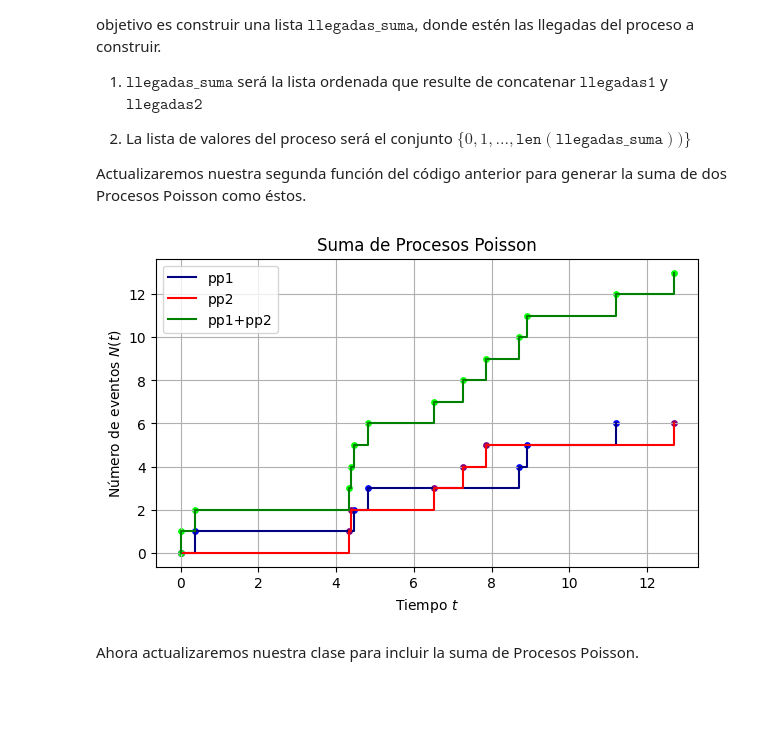
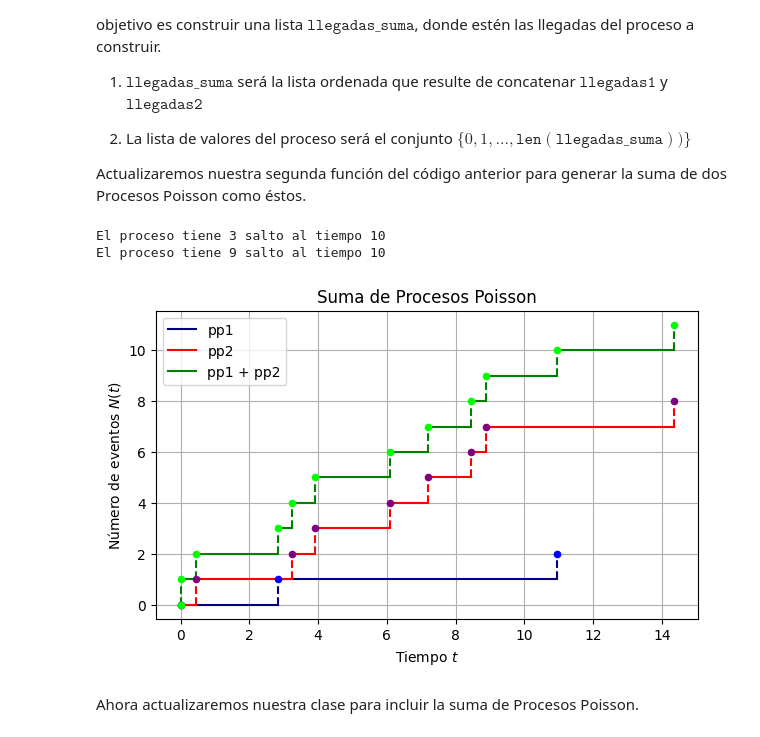
Before and after one commit to eliasegn/ProcesosI, a Jupyter notebook: PP2_SumayAdelgazamientodeProcesosPoisson.ipynb, the cells around one changed output. Drawn from its saved outputs; the diff is of its cells as text; code cells hidden in the pictures; blank space fills up the shorter version.

```diff
--- a/PP2_SumayAdelgazamientodeProcesosPoisson.ipynb
+++ b/PP2_SumayAdelgazamientodeProcesosPoisson.ipynb
@@ -33,14 +33,21 @@ class ProcesoPoisson:
     # N es tal que N_t = N
     N = len(llegadas)
     self.proceso = pd.DataFrame({'n':range(N), 'T_n':llegadas})
-    #print(f'El proceso tiene {N} salto al tiempo {t}')
+    print(f'El proceso tiene {N} salto al tiempo {t}')
     return self.proceso
 
   # Graficamos el proceso igual que antes
   def plot(self):
     plt.figure(figsize=(7,4))
-    plt.step(self.proceso['T_n'], self.proceso['n'], where='post', color='navy')
-    plt.scatter(self.proceso['T_n'], self.proceso['n'], color='blue', zorder=3, s = 15)
+    for i in range(len(self.proceso['T_n'])-1):
+        # Línea horizontal
+        plt.plot([self.proceso['T_n'][i], self.proceso['T_n'][i+1]], [self.proceso['n'][i], self.proceso['n'][i]], color='navy')
+
+        # Línea vertical punteada (si no es la última)
+        if i < len(self.proceso['n']) - 1:
+            plt.plot([self.proceso['T_n'][i+1], self.proceso['T_n'][i+1]], [self.proceso['n'][i], self.proceso['n'][i+1]], color='navy', linestyle='--')
+
+    plt.scatter(self.proceso['T_n'], self.proceso['n'], color='indigo', zorder=3)
     plt.title(f'Proceso Poisson de tasa {self.lamb}')
     plt.xlabel('Tiempo $t$')
     plt.ylabel('Número de eventos $N(t)$')
@@ -48,32 +55,45 @@ class ProcesoPoisson:
 # %%
 # Generamos los dos procesos base
 pp1 = ProcesoPoisson(0.2)
 pp2 = ProcesoPoisson(0.5)
 
 # Generamos las trayectorias
 pp1_datos = pp1.simular(10)
 pp2_datos = pp2.simular(10)
 
 # Hacemos el proceso suma
 sum = list(pp1_datos['T_n']) + list(pp2_datos['T_n'])
 pp_suma = pd.DataFrame({'n':range(0,len(sum)), 'T_n':sorted(sum)})
 
 # Graficamos
-plt.figure(figsize=(7,4))
-plt.step(pp1_datos['T_n'], pp1_datos['n'], where='post', color='navy', label = 'pp1')
-plt.scatter(pp1_datos['T_n'], pp1_datos['n'], color='blue', zorder=1, s=15)
-plt.step(pp2_datos['T_n'], pp2_datos['n'], where='post', color='red', label = 'pp2')
-plt.scatter(pp2_datos['T_n'], pp2_datos['n'], color='purple', zorder=1, s=15)
-plt.step(pp_suma['T_n'], pp_suma['n'], where='post', color='green', label = 'pp1+pp2')
-plt.scatter(pp_suma['T_n'], pp_suma['n'], color='lime', zorder=1, s=15)
+plt.figure(figsize=(7, 4))
+
+# Función auxiliar para graficar un proceso Poisson con líneas y scatter
+def graficar_poisson(df, color_linea, color_punto, label=''):
+    for i in range(len(df['T_n']) - 1):
+        # Línea horizontal
+        plt.plot([df['T_n'][i], df['T_n'][i+1]], [df['n'][i], df['n'][i]], color=color_linea, label=label if i == 0 else None)
+        # Línea vertical punteada
+        plt.plot([df['T_n'][i+1], df['T_n'][i+1]], [df['n'][i], df['n'][i+1]], color=color_linea, linestyle='--')
+    # Puntos con scatter
+    plt.scatter(df['T_n'], df['n'], color=color_punto, zorder=3, s=20)
+
+# Dibujamos los tres procesos
+graficar_poisson(pp1_datos, color_linea='navy', color_punto='blue', label='pp1')
+graficar_poisson(pp2_datos, color_linea='red', color_punto='purple', label='pp2')
+graficar_poisson(pp_suma, color_linea='green', color_punto='lime', label='pp1 + pp2')
+
+# Ajustes finales
 plt.title('Suma de Procesos Poisson')
 plt.xlabel('Tiempo $t$')
 plt.ylabel('Número de eventos $N(t)$')
 plt.legend()
 plt.grid()
 plt.show()
 # %% [output]
+El proceso tiene 3 salto al tiempo 10
+El proceso tiene 9 salto al tiempo 10
-[figure, old version]
+[figure, new version]
 # %% [markdown]
 Ahora actualizaremos nuestra clase para incluir la suma de Procesos Poisson.
 # %%
```
Also changed, not shown: parts of 16 cells of this notebook, 1 other file.
